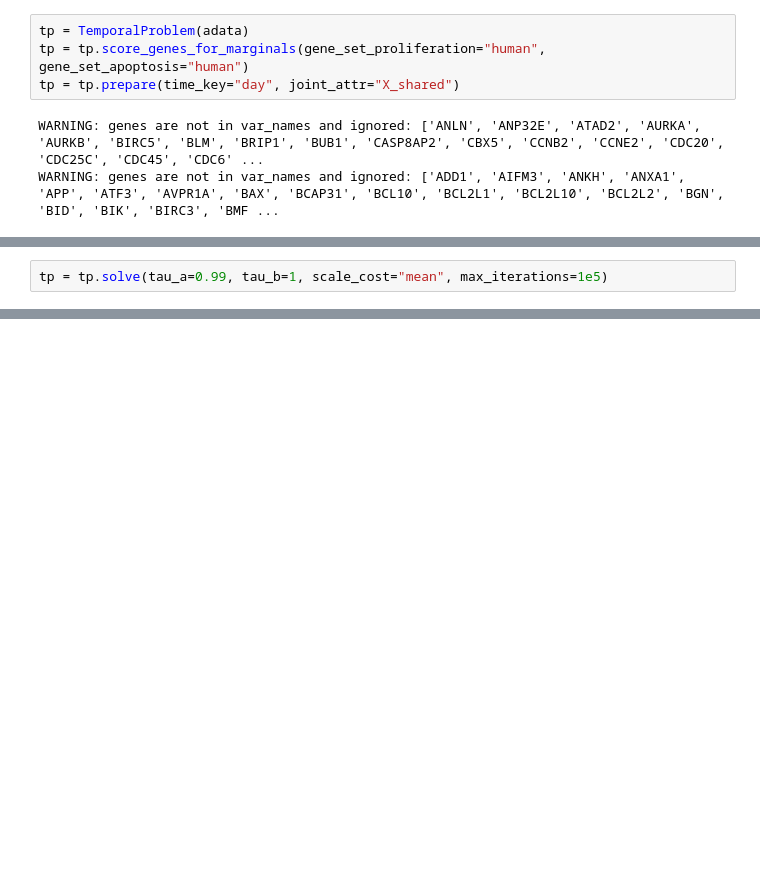
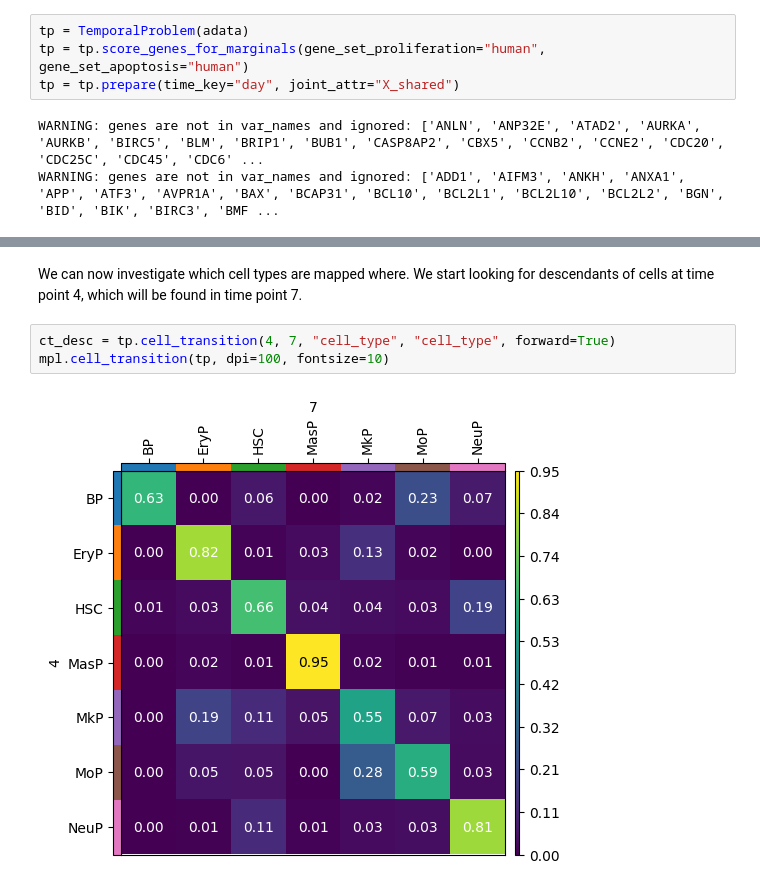
Before and after one commit to theislab/moscot_notebooks, a Jupyter notebook: tutorials/tu_01_temporalProblem.ipynb, the cells around one changed output, grey strips where cells are left out. Drawn from its saved outputs; the diff is of its cells as text; blank space fills up the shorter version.

```diff
--- a/tutorials/tu_01_temporalProblem.ipynb
+++ b/tutorials/tu_01_temporalProblem.ipynb
@@ -84,2 +81,0 @@ sc.pl.scatter(adata, basis="umap_GEX", color=["proliferation", "apoptosis"])
-# %%
-tp = tp.solve(tau_a=0.99, tau_b=1, scale_cost="mean", max_iterations=1e5)
@@ -166,0 +112,8 @@ mpl.cell_transition(tp)
+# %% [markdown]
+We can now investigate which cell types are mapped where.
+We start looking for descendants of cells at time point 4, which will be found in time point 7.
+# %%
+ct_desc = tp.cell_transition(4, 7, "cell_type", "cell_type", forward=True)
+mpl.cell_transition(tp, dpi=100, fontsize=10)
+# %% [output]
+[figure, added]
```
Also changed, not shown: parts of 64 cells of this notebook.
